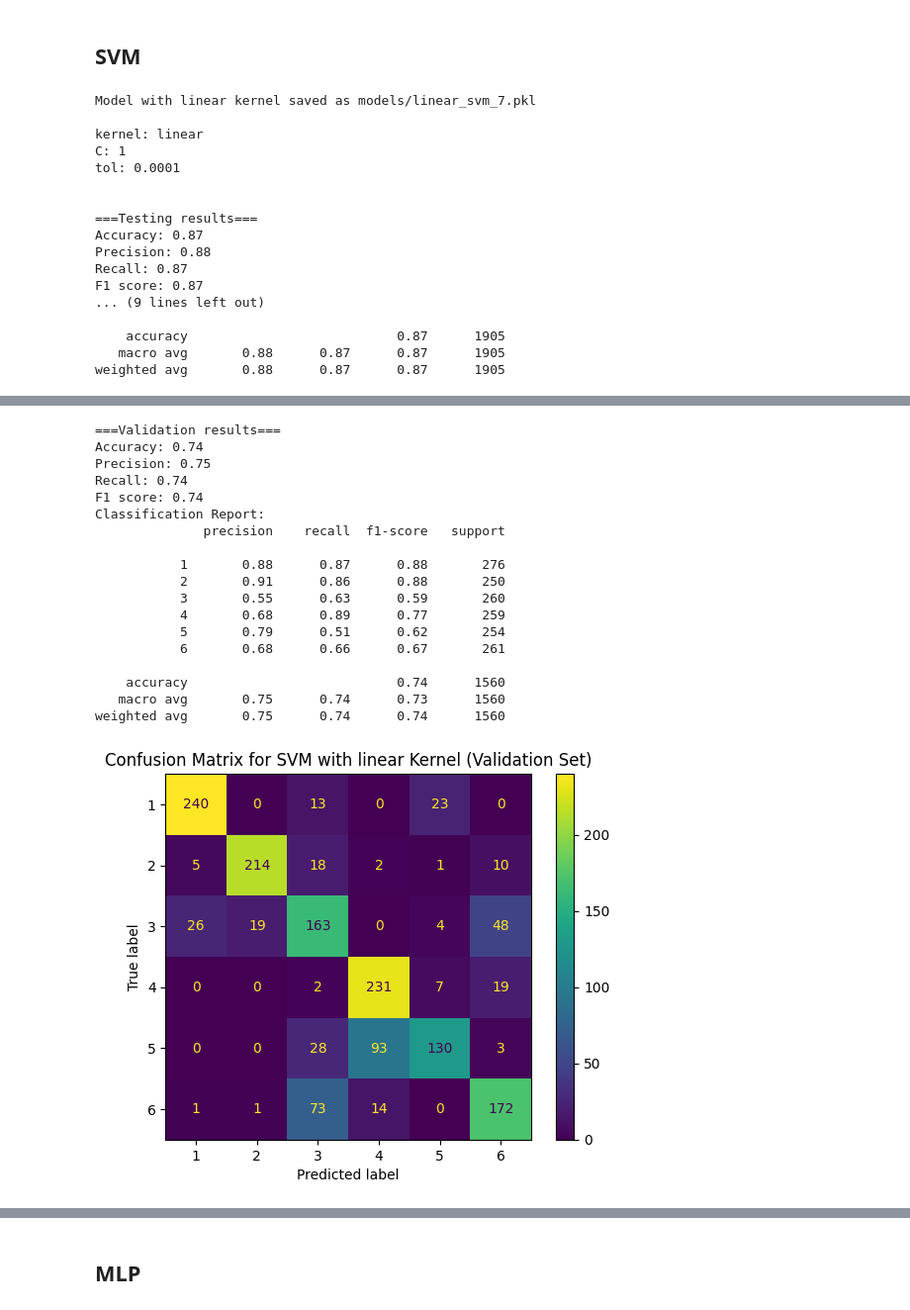
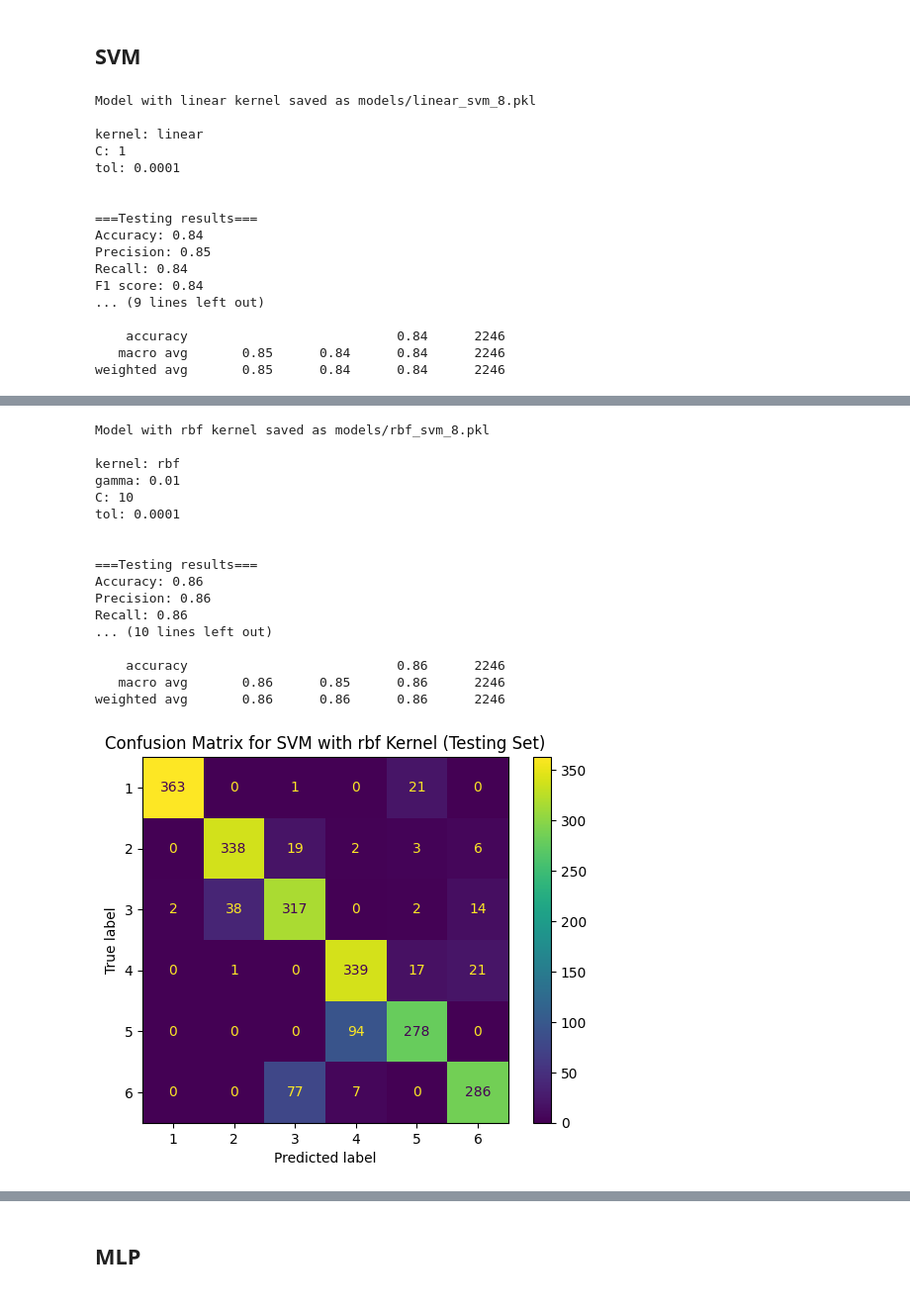
Before and after one commit to FrankDelft/ML_EE_EMG, a Jupyter notebook: main.ipynb, the cells around one changed output, grey strips where cells are left out. Shown at 99% size. Cells and saved outputs as stored; diff of their text form; code cells hidden in the pictures.

```diff
--- a/main.ipynb
+++ b/main.ipynb
@@ -635,13 +636,13 @@ Test set shape: (2246, 48)
 # resulting in 60% training, 20% validation, and 20% testing.
 
 # Split the data into training, validation, and testing sets
-y_train = y[X['label'] < 26]
-y_val = y[(X['label'] >= 26) & (X['label'] < 31)]
-y_test = y[X['label'] >= 31]
+# y_train = y[X['label'] < 26]
+# y_val = y[(X['label'] >= 26) & (X['label'] < 31)]
+# y_test = y[X['label'] >= 31]
 
-X_train = X_standardized[X['label'] < 26]
-X_val = X_standardized[(X['label'] >= 26) & (X['label'] < 31)]
-X_test = X_standardized[X['label'] >= 31]
+# X_train = X_standardized[X['label'] < 26]
+# X_val = X_standardized[(X['label'] >= 26) & (X['label'] < 31)]
+# X_test = X_standardized[X['label'] >= 31]
 
 # 72.22% of the data is used for training, 13.9% for validation, and 13.9% for testing
 # %%
@@ -768,10 +786,10 @@ for n_neighbors in neighbor_values:
     plt.show()
 
     # Validate the model
-    validate_model(knn_model,X_val,y_val)
+    #validate_model(knn_model,X_val,y_val)
 
     #Plot the confusion matrix for validation set
-    ConfusionMatrixDisplay.from_estimator(knn_model, X_val, y_val)
-    plt.title(f'Confusion Matrix for KNN with {n_neighbors} Neighbors (Validation Set)')
-    plt.show()
+    # ConfusionMatrixDisplay.from_estimator(knn_model, X_val, y_val)
+    # plt.title(f'Confusion Matrix for KNN with {n_neighbors} Neighbors (Validation Set)')
+    # plt.show()
 # %% [output]
@@ -935,14 +896,14 @@ for param_grid in svm_param_grid:
     plt.show()
 
     # Validate the model
-    validate_model(svm_model,X_val,y_val)
+    # validate_model(svm_model,X_val,y_val)
 
     #Plot the confusion matrix for validation set
-    ConfusionMatrixDisplay.from_estimator(svm_model, X_val, y_val)
-    plt.title(f'Confusion Matrix for SVM with {kernel} Kernel (Validation Set)')
-    plt.show()
+    # ConfusionMatrixDisplay.from_estimator(svm_model, X_val, y_val)
+    # plt.title(f'Confusion Matrix for SVM with {kernel} Kernel (Validation Set)')
+    # plt.show()
 # %% [output]
-Model with linear kernel saved as models/linear_svm_7.pkl
+Model with linear kernel saved as models/linear_svm_8.pkl
 
 kernel: linear
 C: 1
@@ -950,12 +911,12 @@ tol: 0.0001
 
 
 ===Testing results===
-Accuracy: 0.87
-Precision: 0.88
-Recall: 0.87
-F1 score: 0.87
+Accuracy: 0.84
+Precision: 0.85
+Recall: 0.84
+F1 score: 0.84
 ... (9 lines left out)
 
-    accuracy                           0.87      1905
-   macro avg       0.88      0.87      0.87      1905
-weighted avg       0.88      0.87      0.87      1905
+    accuracy                           0.84      2246
+   macro avg       0.85      0.84      0.84      2246
+weighted avg       0.85      0.84      0.84      2246
@@ -963,19 +924,18 @@ weighted avg       0.88      0.87      0.87      1905
-===Validation results===
-Accuracy: 0.74
-Precision: 0.75
-Recall: 0.74
-F1 score: 0.74
-Classification Report:
-              precision    recall  f1-score   support
+Model with rbf kernel saved as models/rbf_svm_8.pkl
 
-           1       0.88      0.87      0.88       276
-           2       0.91      0.86      0.88       250
-           3       0.55      0.63      0.59       260
-           4       0.68      0.89      0.77       259
-           5       0.79      0.51      0.62       254
-           6       0.68      0.66      0.67       261
+kernel: rbf
+gamma: 0.01
+C: 10
+tol: 0.0001
 
-    accuracy                           0.74      1560
-   macro avg       0.75      0.74      0.73      1560
-weighted avg       0.75      0.74      0.74      1560
+
+===Testing results===
+Accuracy: 0.86
+Precision: 0.86
+Recall: 0.86
+... (10 lines left out)
+
+    accuracy                           0.86      2246
+   macro avg       0.86      0.85      0.86      2246
+weighted avg       0.86      0.86      0.86      2246
-[figure, old version]
+[figure, new version]
```
Also changed, not shown: parts of 7 cells of this notebook, 15 other files.
